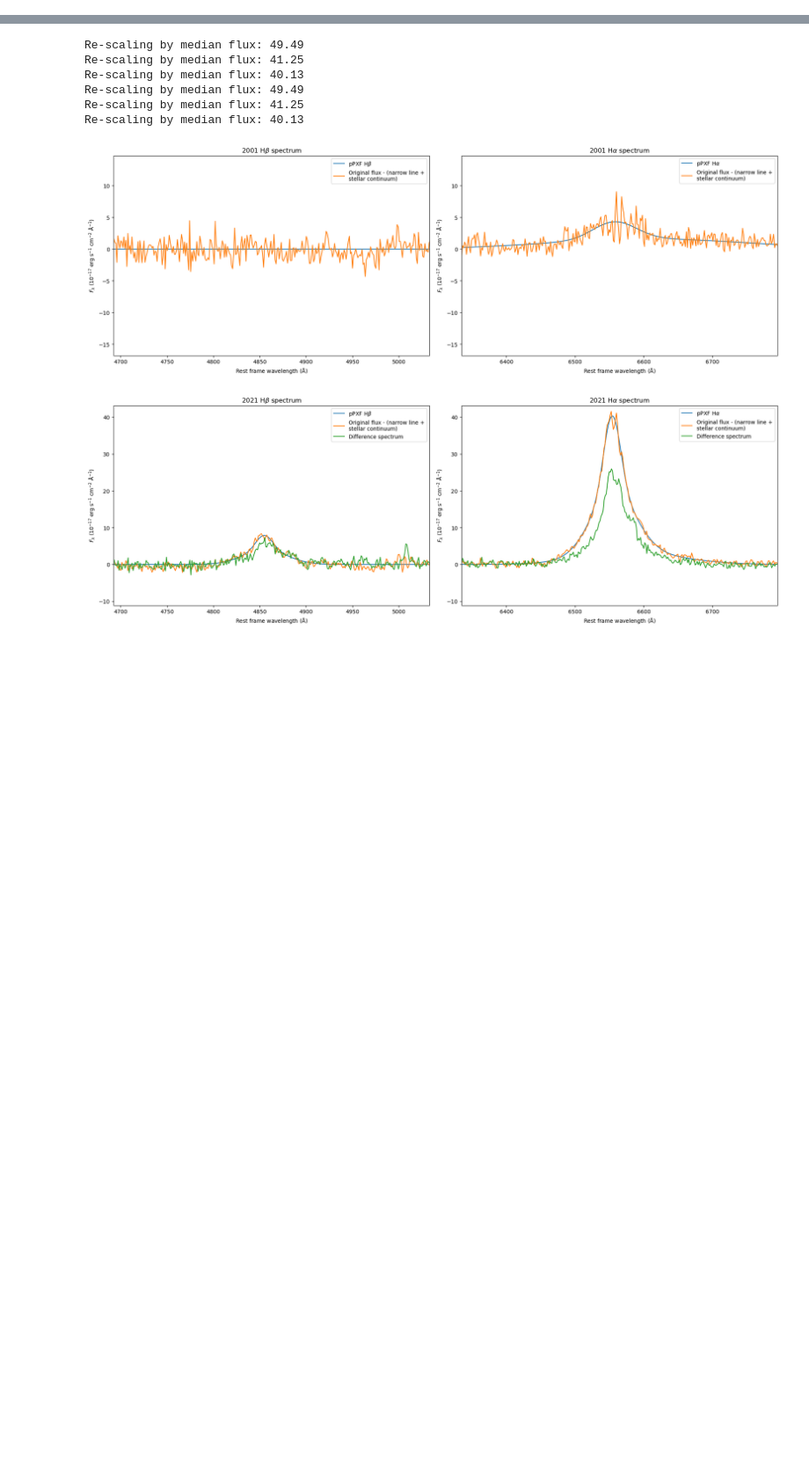
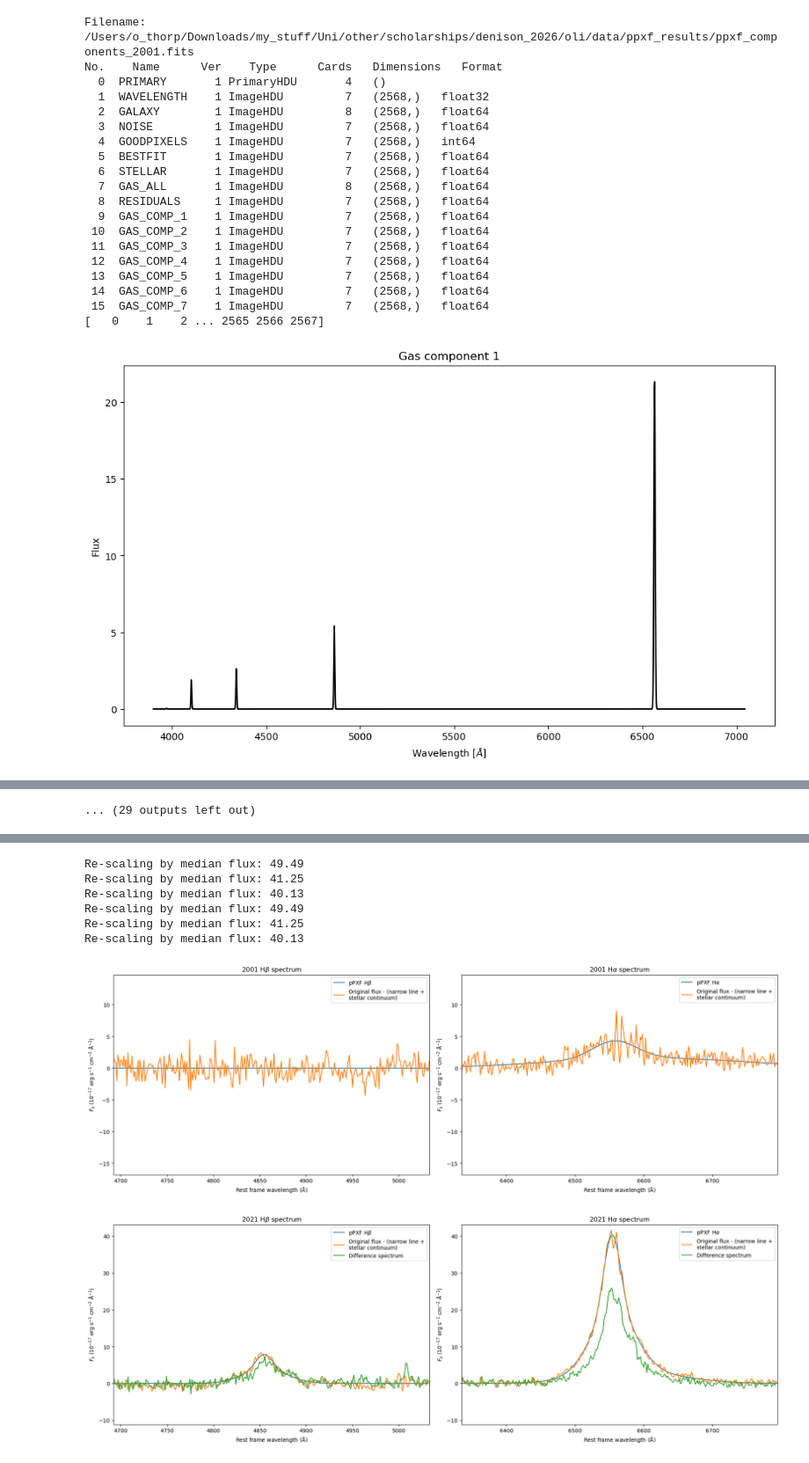
Before and after one commit to things-0/denison_2026, a Jupyter notebook: oli/test_workspace.ipynb, the cells around one changed output, grey strips where cells are left out. Shown at 88% size. Drawn from its saved outputs; the diff is of its cells as text; code cells hidden in the pictures; blank space fills up the shorter version.

```diff
--- a/oli/test_workspace.ipynb
+++ b/oli/test_workspace.ipynb
@@ -173,0 +170,26 @@ No.    Name      Ver    Type      Cards   Dimensions   Format
+# %%
+ppxf_funcs.plot_fit_comp(in_file_suffix="2001")
+ppxf_funcs.plot_fit_comp(in_file_suffix="2015")
+ppxf_funcs.plot_fit_comp(in_file_suffix="2021")
+ppxf_funcs.plot_fit_comp(in_file_suffix="2022")
+# %% [output]
+Filename: /Users/o_thorp/Downloads/my_stuff/Uni/other/scholarships/denison_2026/oli/data/ppxf_results/ppxf_components_2001.fits
+No.    Name      Ver    Type      Cards   Dimensions   Format
+  0  PRIMARY       1 PrimaryHDU       4   ()
+  1  WAVELENGTH    1 ImageHDU         7   (2568,)   float32
+  2  GALAXY        1 ImageHDU         8   (2568,)   float64
+  3  NOISE         1 ImageHDU         7   (2568,)   float64
+  4  GOODPIXELS    1 ImageHDU         7   (2568,)   int64
+  5  BESTFIT       1 ImageHDU         7   (2568,)   float64
+  6  STELLAR       1 ImageHDU         7   (2568,)   float64
+  7  GAS_ALL       1 ImageHDU         8   (2568,)   float64
+  8  RESIDUALS     1 ImageHDU         7   (2568,)   float64
+  9  GAS_COMP_1    1 ImageHDU         7   (2568,)   float64
+ 10  GAS_COMP_2    1 ImageHDU         7   (2568,)   float64
+ 11  GAS_COMP_3    1 ImageHDU         7   (2568,)   float64
+ 12  GAS_COMP_4    1 ImageHDU         7   (2568,)   float64
+ 13  GAS_COMP_5    1 ImageHDU         7   (2568,)   float64
+ 14  GAS_COMP_6    1 ImageHDU         7   (2568,)   float64
+ 15  GAS_COMP_7    1 ImageHDU         7   (2568,)   float64
+[   0    1    2 ... 2565 2566 2567]
+[figure, added]
@@ -173,0 +225 @@ No.    Name      Ver    Type      Cards   Dimensions   Format
+... (29 outputs left out)
```
Also changed, not shown: parts of 15 cells of this notebook, 7 other files.
